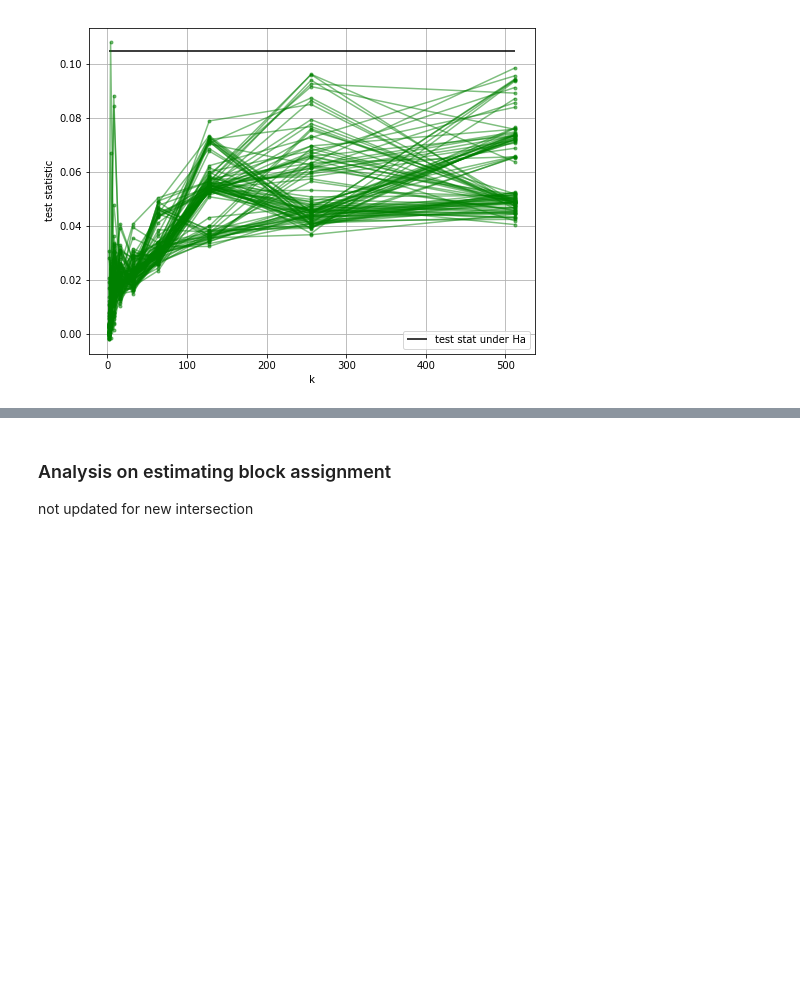
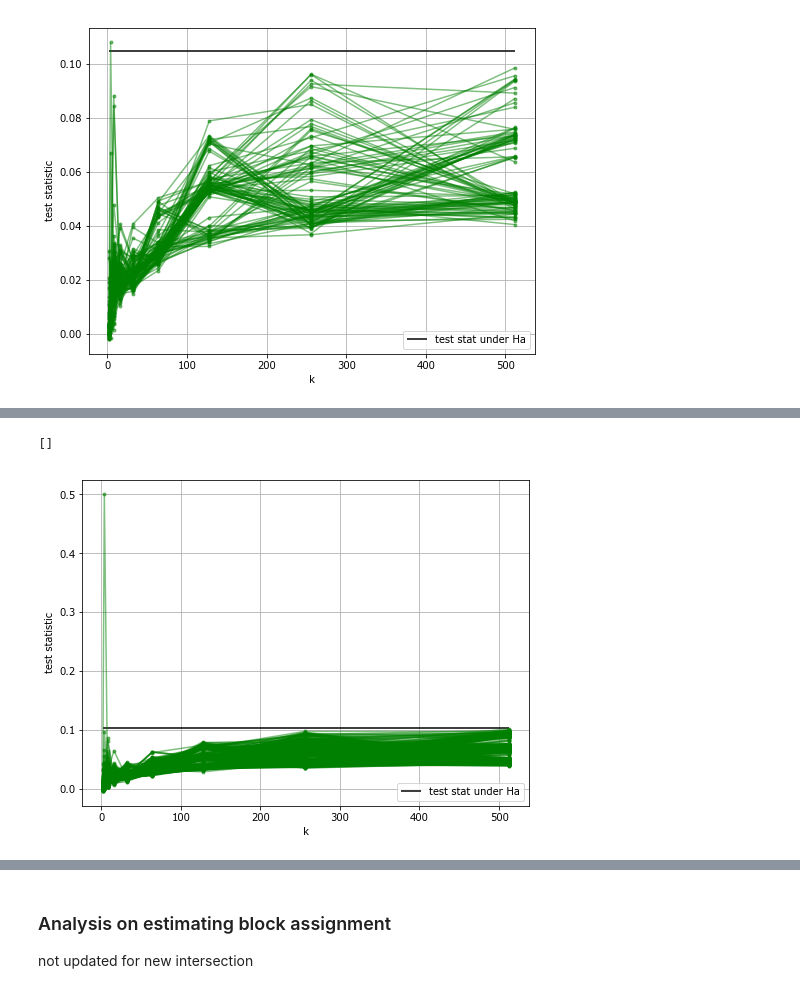
Before and after one commit to junhaobearxiong/graph_independence_test, a Jupyter notebook: notebooks/2019-03-27_real_data_celegans_chem_gap.ipynb, the cells around one changed output, grey strips where cells are left out. Drawn from its saved outputs; the diff is of its cells as text; code cells hidden in the pictures; blank space fills up the shorter version.

```diff
--- a/notebooks/2019-03-27_real_data_celegans_chem_gap.ipynb
+++ b/notebooks/2019-03-27_real_data_celegans_chem_gap.ipynb
@@ -79,6 +79,3 @@ heatmap(gap_male, inner_hier_labels=block_assignment, title='gap')
 ### Fit model
 # %%
 mgc = MGC(compute_distance_matrix=identity)
-# %%
-pval = pvalue(A=chem_male, B=gap_male, indept_test=mgc, transform_func=to_distance_mtx, block_est_repeats=100,
-             k=500, set_k=True)
@@ -248,0 +235,24 @@ k: 512, p-value: 0.0
+# %%
+with open('../results/celegans_teststats_null.pkl', 'rb') as f:
+    null = pickle.load(f)
+null = dict(null)
+
+k_arr = np.logspace(start=1, stop=9, num=9, base=2, dtype=int)
+test_stats_null_arr = np.zeros((k_arr.size, 500))
+for i, k in enumerate(k_arr):
+    test_stats_null_arr[i, :] = null[k]
+
+mgc = MGC(compute_distance_matrix=identity)
+test_stats_alt, _ = mgc.test_statistic(to_distance_mtx(chem_male), to_distance_mtx(gap_male))
+plt.figure(figsize=(8, 6))
+for i in range(test_stats_null_arr.shape[1]):
+    plt.plot(k_arr, test_stats_null_arr[:, i], color='g', marker='.', alpha=0.5)
+plt.hlines(y=test_stats_alt, xmin=min(k_arr), xmax=max(k_arr), label='test stat under Ha')
+plt.xlabel('k')
+plt.ylabel('test statistic')
+plt.legend(loc=4)
+plt.grid()
+plt.plot()
+# %% [output]
+[]
+[figure, added]
```
Also changed, not shown: parts of 13 cells of this notebook, 5 other files.
